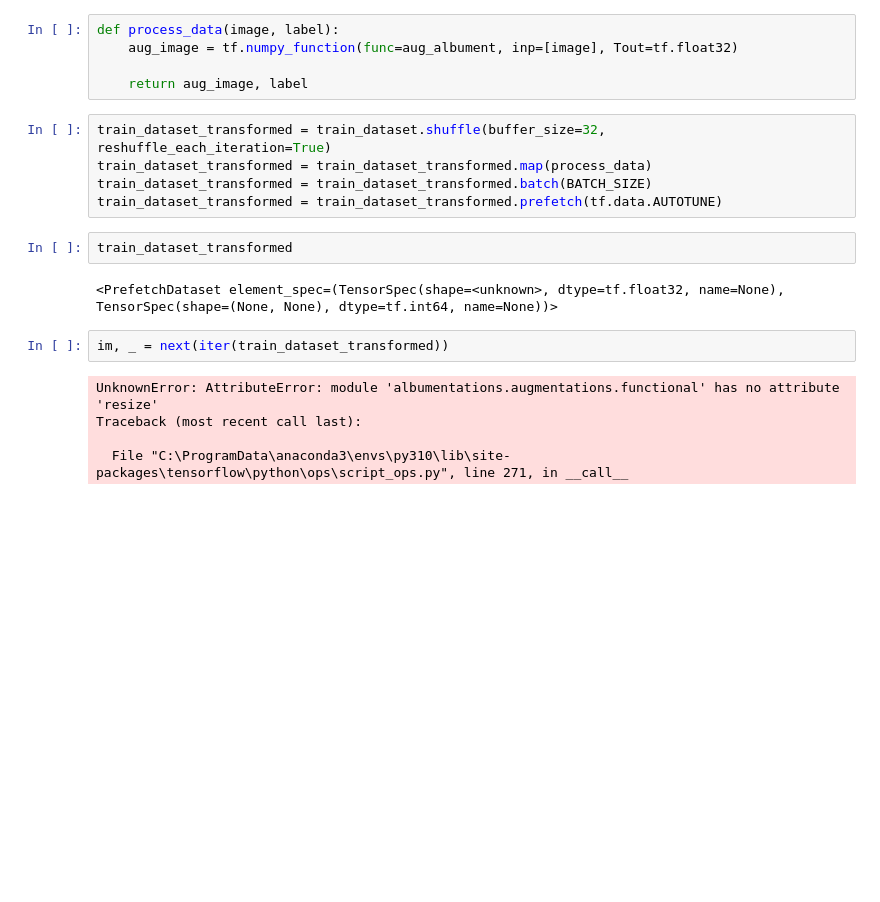
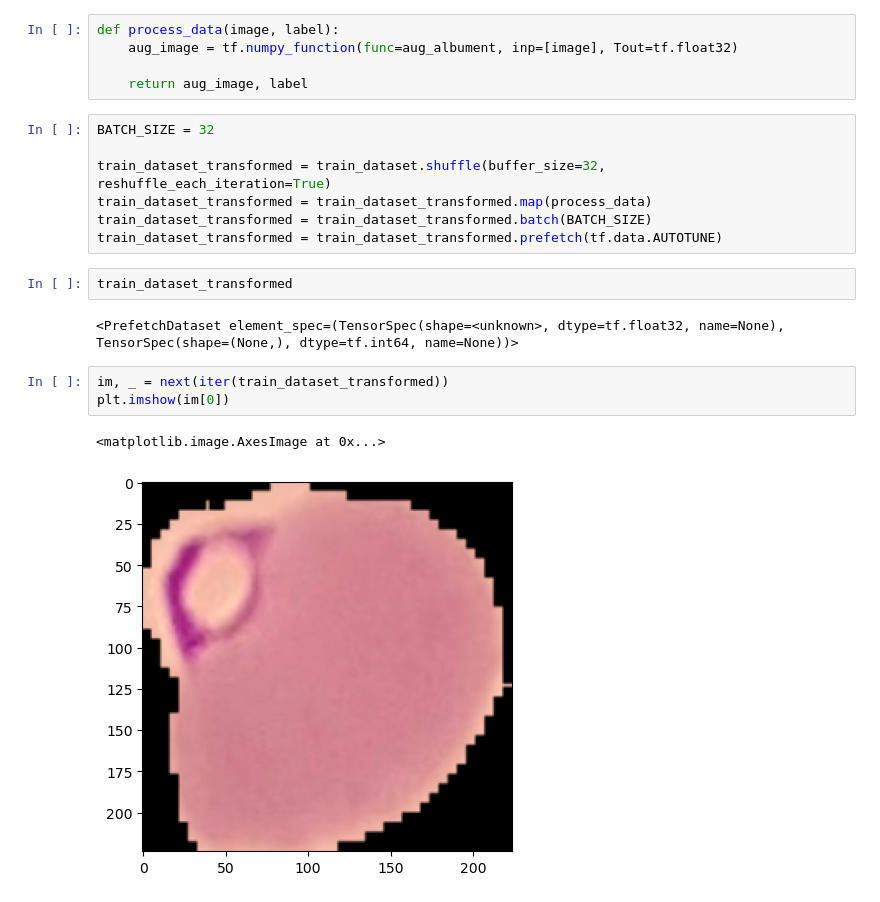
Before and after one commit to HilthonTT/ComputerVision, a Jupyter notebook: models/malaria/malaria-detection.ipynb, the cells around one changed output. Drawn from its saved outputs; the diff is of its cells as text; blank space fills up the shorter version.

```diff
--- a/models/malaria/malaria-detection.ipynb
+++ b/models/malaria/malaria-detection.ipynb
@@ -387,6 +388,8 @@ def process_data(image, label):
 
     return aug_image, label
 # %%
+BATCH_SIZE = 32
+
 train_dataset_transformed = train_dataset.shuffle(buffer_size=32, reshuffle_each_iteration=True)
 train_dataset_transformed = train_dataset_transformed.map(process_data)
 train_dataset_transformed = train_dataset_transformed.batch(BATCH_SIZE)
@@ -394,11 +397,10 @@ train_dataset_transformed = train_dataset_transformed.prefetch(tf.data.AUTOTUNE)
 # %%
 train_dataset_transformed
 # %% [output]
-<PrefetchDataset element_spec=(TensorSpec(shape=<unknown>, dtype=tf.float32, name=None), TensorSpec(shape=(None, None), dtype=tf.int64, name=None))>
+<PrefetchDataset element_spec=(TensorSpec(shape=<unknown>, dtype=tf.float32, name=None), TensorSpec(shape=(None,), dtype=tf.int64, name=None))>
 # %%
 im, _ = next(iter(train_dataset_transformed))
+plt.imshow(im[0])
 # %% [output]
-UnknownError: AttributeError: module 'albumentations.augmentations.functional' has no attribute 'resize'
-Traceback (most recent call last):
-
-  File "C:\ProgramData\anaconda3\envs\py310\lib\site-packages\tensorflow\python\ops\script_ops.py", line 271, in __call__
+<matplotlib.image.AxesImage at 0x...>
+[figure, added]
```
Also changed, not shown: parts of 28 cells of this notebook, 2 other files.
